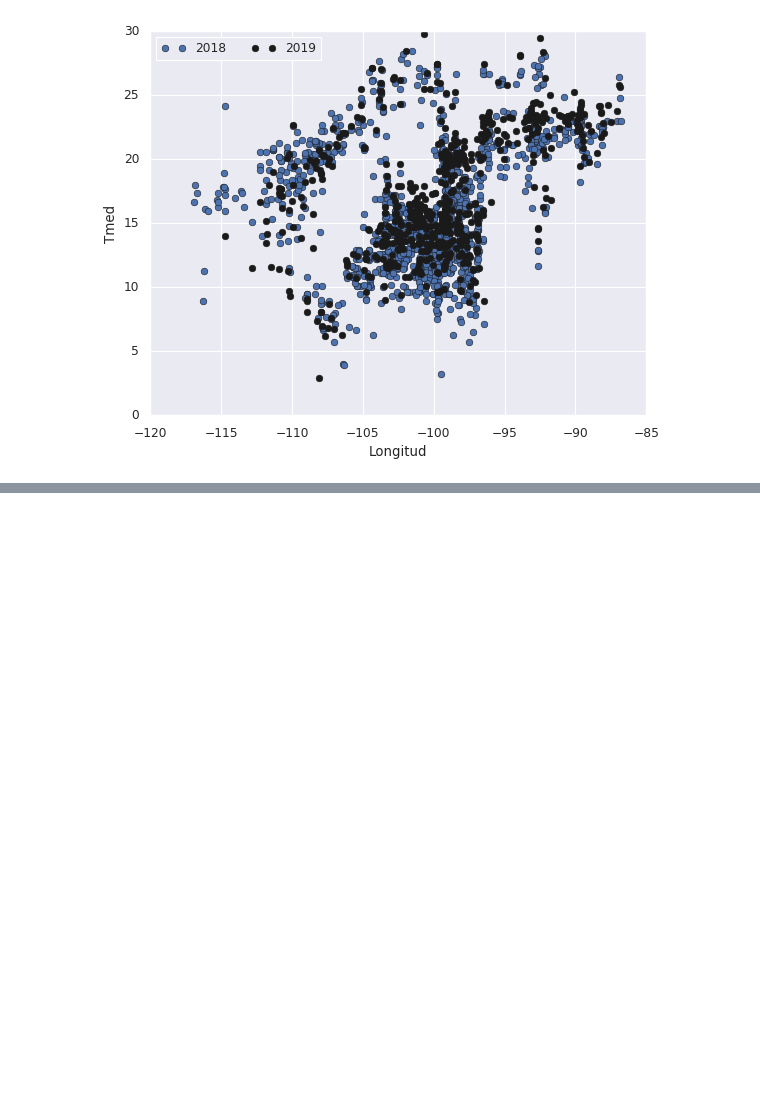
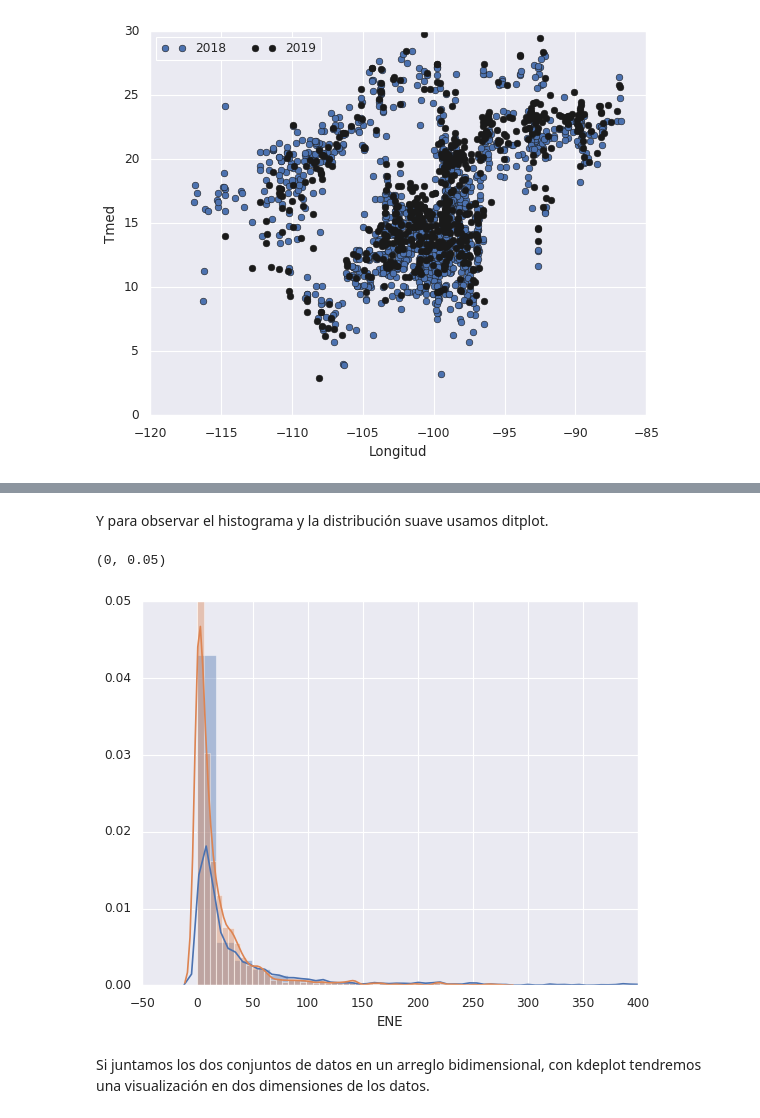
Before and after one commit to DCIDA2019/da2019-anaisabelotodo, a Jupyter notebook: Semana3/Tarea/Tarea.ipynb, the cells around one changed output, grey strips where cells are left out. Cells and saved outputs as stored; diff of their text form; code cells hidden in the pictures; blank space fills up the shorter version.

```diff
--- a/Semana3/Tarea/Tarea.ipynb
+++ b/Semana3/Tarea/Tarea.ipynb
@@ -1026,0 +1050,12 @@ plt.legend(['2018','2019'],ncol=2, loc='upper left');
+# %% [markdown]
+Y para observar el histograma y la distribución suave usamos ditplot.
+# %%
+sns.distplot(data)
+sns.distplot(data2);
+plt.xlim(-50,400)
+plt.ylim(0,0.05)
+# %% [output]
+(0, 0.05)
+[figure, added]
+# %% [markdown]
+Si juntamos los dos conjuntos de datos en un arreglo bidimensional, con kdeplot tendremos una visualización en dos dimensiones de los datos.
```
Also changed, not shown: parts of 8 cells of this notebook.
